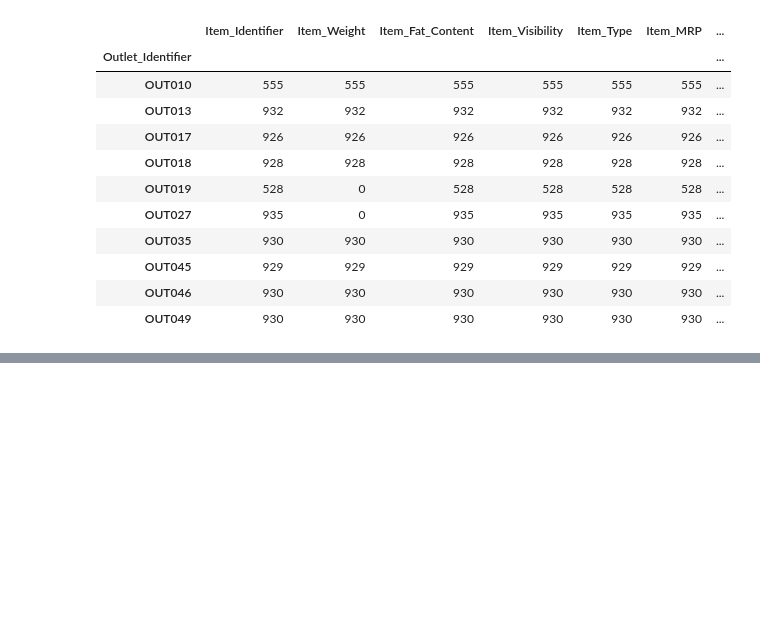
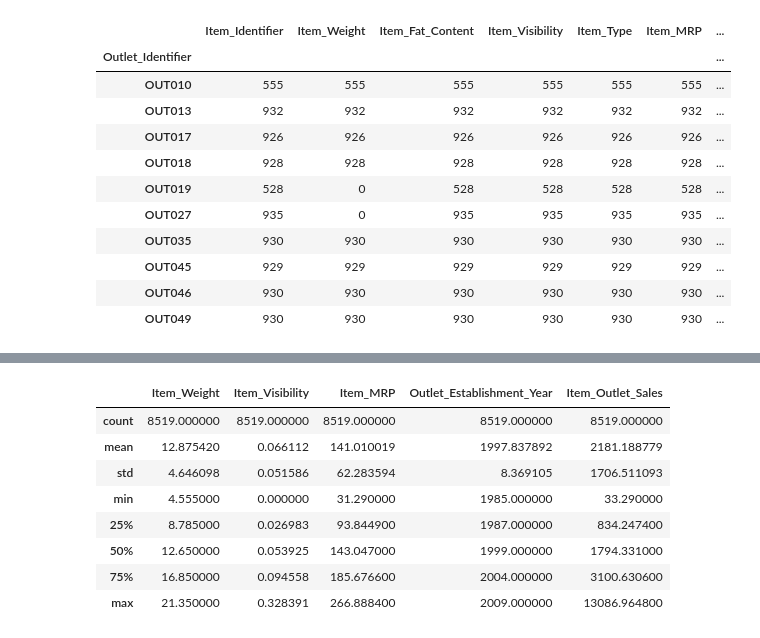
Before and after one commit to TristanConant/sales-predictions, a Jupyter notebook: food_sales_prediction.ipynb, the cells around one changed output, grey strips where cells are left out. Cells and saved outputs as stored; diff of their text form; code cells hidden in the pictures; blank space fills up the shorter version.

```diff
--- a/food_sales_prediction.ipynb
+++ b/food_sales_prediction.ipynb
@@ -146,0 +144,14 @@ wieght_na_df.groupby('Item_Identifier').count()
+# %%
+# I don't have a specific resource for the following code. I just used trial and error until I was able to get the cell to do what I wanted it to do.
+# Get all item ids where the weight is missing. Transform it into a set to reduce all duplicates.
+weight_na = set(df[df['Item_Weight'].isna()]['Item_Identifier'])
+# Loop over the item ids
+for item_id in weight_na:
+  # Get tha series of values where the item_id matches and the weight is not na.
+  item_weight = df.loc[(df['Item_Identifier'] == item_id) & df['Item_Weight'].notna(), 'Item_Weight']
+  # Make sure that a valid item was found
+  if not item_weight.empty:
+    # Set the missing weight values to the first item found in the series
+    df.loc[(df['Item_Identifier'] == item_id) & df['Item_Weight'].isna(), 'Item_Weight'] = item_weight.iloc[0]
+# Check the work
+df.isna().sum()
@@ -146,0 +172,5 @@ wieght_na_df.groupby('Item_Identifier').count()
+# %%
+# 4 items are still missing a weight value. This is well below the 5% threshold so we can safely drop those rows.
+df.dropna(inplace=True)
+# Check the work
+df.isna().sum()
@@ -146,0 +241,10 @@ wieght_na_df.groupby('Item_Identifier').count()
+# %%
+# Fixing the inconsistencies in fat content
+df['Item_Fat_Content'].replace('low fat', 'Low Fat', inplace=True)
+df['Item_Fat_Content'].replace('LF', 'Low Fat', inplace=True)
+df['Item_Fat_Content'].replace('reg', 'Regular', inplace=True)
+
+for col in str_cols:
+  print(f'Column: {col}')
+  print(df[col].value_counts())
+  print('\n\n')
@@ -146,0 +269,13 @@ wieght_na_df.groupby('Item_Identifier').count()
+# %%
+# Look for any oddities in the other columns
+df.describe()
+# %% [output]
+|  | Item_Weight | Item_Visibility | Item_MRP | Outlet_Establishment_Year | Item_Outlet_Sales |
+| count | 8519.000000 | 8519.000000 | 8519.000000 | 8519.000000 | 8519.000000 |
+| mean | 12.875420 | 0.066112 | 141.010019 | 1997.837892 | 2181.188779 |
+| std | 4.646098 | 0.051586 | 62.283594 | 8.369105 | 1706.511093 |
+| min | 4.555000 | 0.000000 | 31.290000 | 1985.000000 | 33.290000 |
+| 25% | 8.785000 | 0.026983 | 93.844900 | 1987.000000 | 834.247400 |
+| 50% | 12.650000 | 0.053925 | 143.047000 | 1999.000000 | 1794.331000 |
+| 75% | 16.850000 | 0.094558 | 185.676600 | 2004.000000 | 3100.630600 |
+| max | 21.350000 | 0.328391 | 266.888400 | 2009.000000 | 13086.964800 |
```
Also changed, not shown: parts of 8 cells of this notebook.
